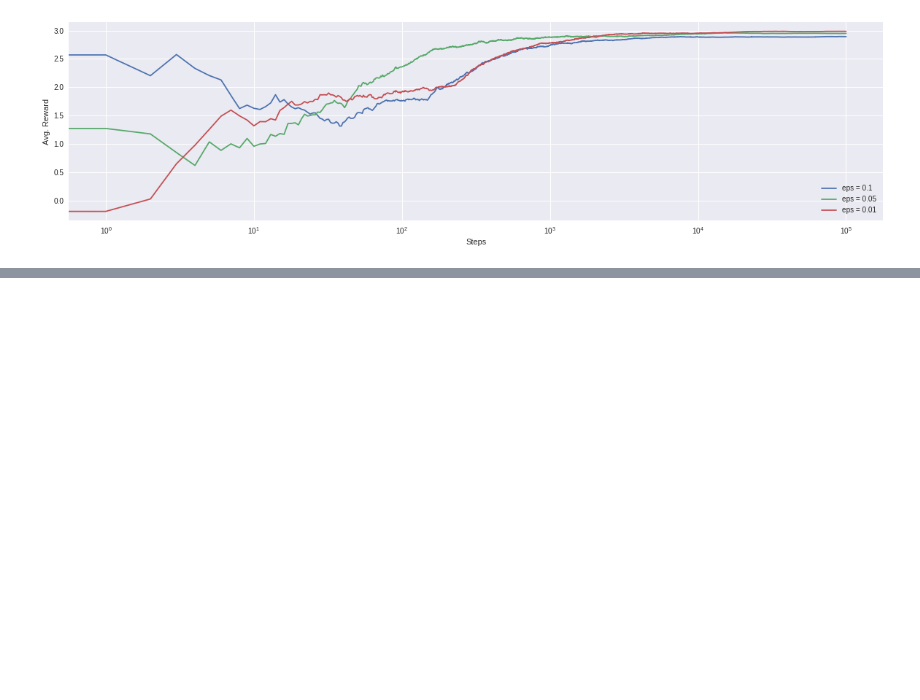
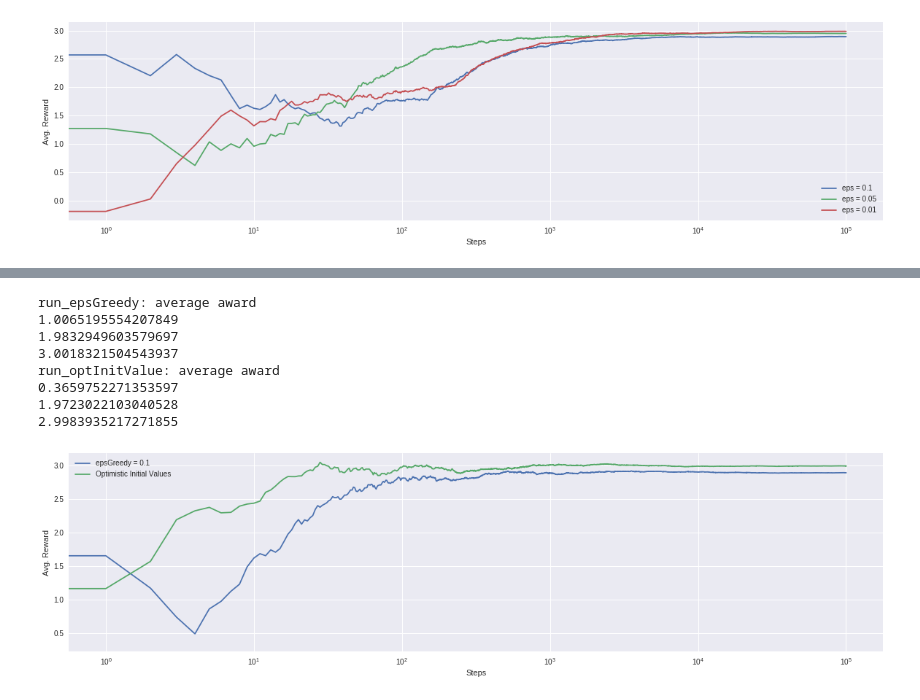
Before and after one commit to nxthuan512/Reinforcement-Learning-An-Introduction, a Jupyter notebook: Chapter_2_Multi_armed_Bandits.ipynb, the cells around one changed output, grey strips where cells are left out. Drawn from its saved outputs; the diff is of its cells as text; code cells hidden in the pictures; blank space fills up the shorter version.

```diff
--- a/Chapter_2_Multi_armed_Bandits.ipynb
+++ b/Chapter_2_Multi_armed_Bandits.ipynb
@@ -118,0 +123,80 @@ run_epsGreedy: average award
+# %%
+# =====================================================
+# Class Bandit
+# =====================================================
+class BanditOIV:
+    def __init__(self, m, upper_limit):
+        self.m = m
+        self.mean = upper_limit   #
+        self.N = 0      # Number of experiments
+
+    # Generate random value whenever pulling
+    def pull(self):
+        return np.random.randn() + self.m
+
+    # Update the mean
+    def update(self, x):
+        self.N += 1
+        self.mean = (1 - 1.0/self.N)*self.mean + (1.0/self.N)*x
+
+
+# =====================================================
+# Run experiment
+#    N: Number of experiments
+# =====================================================
+def run_optInitValue(m1, m2, m3, N, upper_limit=10):
+    bandits = [BanditOIV(m1, upper_limit), BanditOIV(m2, upper_limit), BanditOIV(m3, upper_limit)]
+
+    reward = np.empty(N)
+
+    for i in range (N):
+        # Agency selects action based on Optimistic Initial Values
+        j = np.argmax([b.mean for b in bandits])
+
+        # Environment generates state
+        x = bandits[j].pull()
+
+        #
+        bandits[j].update(x)
+
+        # Agency obtains the reward
+        reward[i] = x
+
+    # Accumulate average reward
+    cumm_reward = np.cumsum(reward) / (np.arange(N) + 1)
+
+    print('run_optInitValue: average award')
+    for b in bandits:
+        print(b.mean)
+
+    return cumm_reward
+
+
+# =====================================================
+# Main function
+# =====================================================
+if __name__ == '__main__':
+    epsGreedy_1 = run_epsGreedy(1.0, 2.0, 3.0, 0.1, 100000)
+    optInitValue = run_optInitValue(1.0, 2.0, 3.0, 100000, 10)
+
+    # log scale plot
+    plt.figure(figsize=(20, 5))
+    plt.xlabel('Steps')
+    plt.ylabel('Avg. Reward')
+
+    plt.plot(epsGreedy_1, label='epsGreedy = 0.1')
+    plt.plot(optInitValue, label='Optimistic Initial Values')
+
+    plt.legend()
+    plt.xscale('log')
+    plt.show()
+# %% [output]
+run_epsGreedy: average award
+1.0065195554207849
+1.9832949603579697
+3.0018321504543937
+run_optInitValue: average award
+0.3659752271353597
+1.9723022103040528
+2.9983935217271855
+[figure, added]
```
Also changed, not shown: parts of 1 cell of this notebook.
